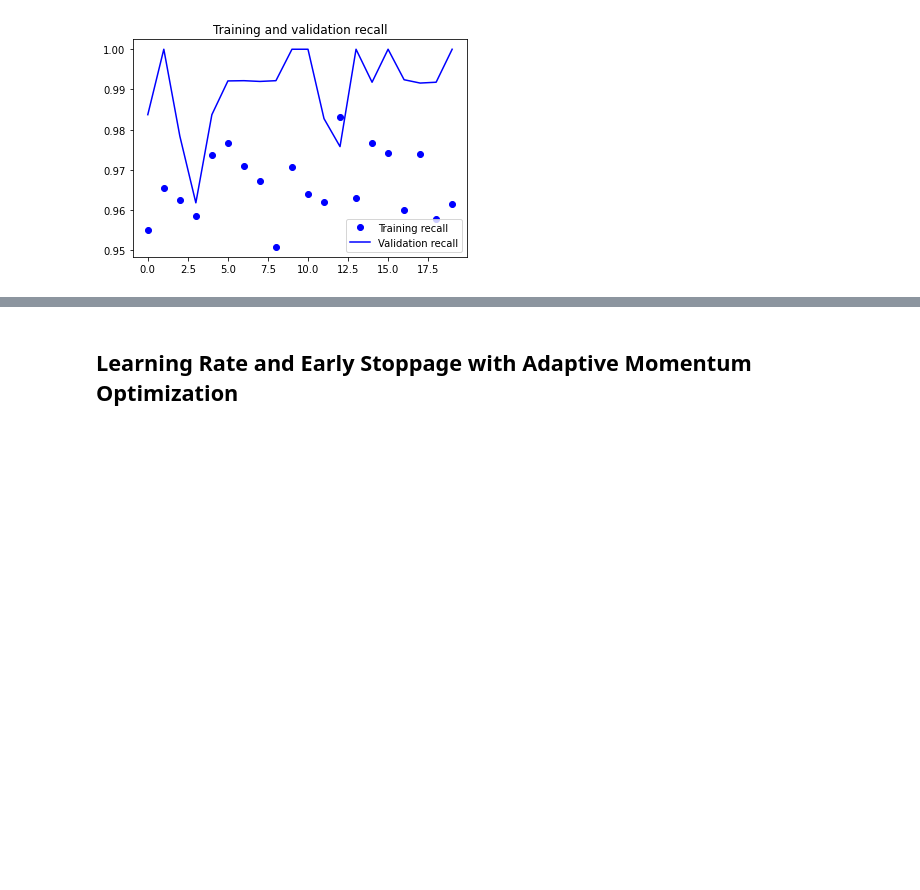
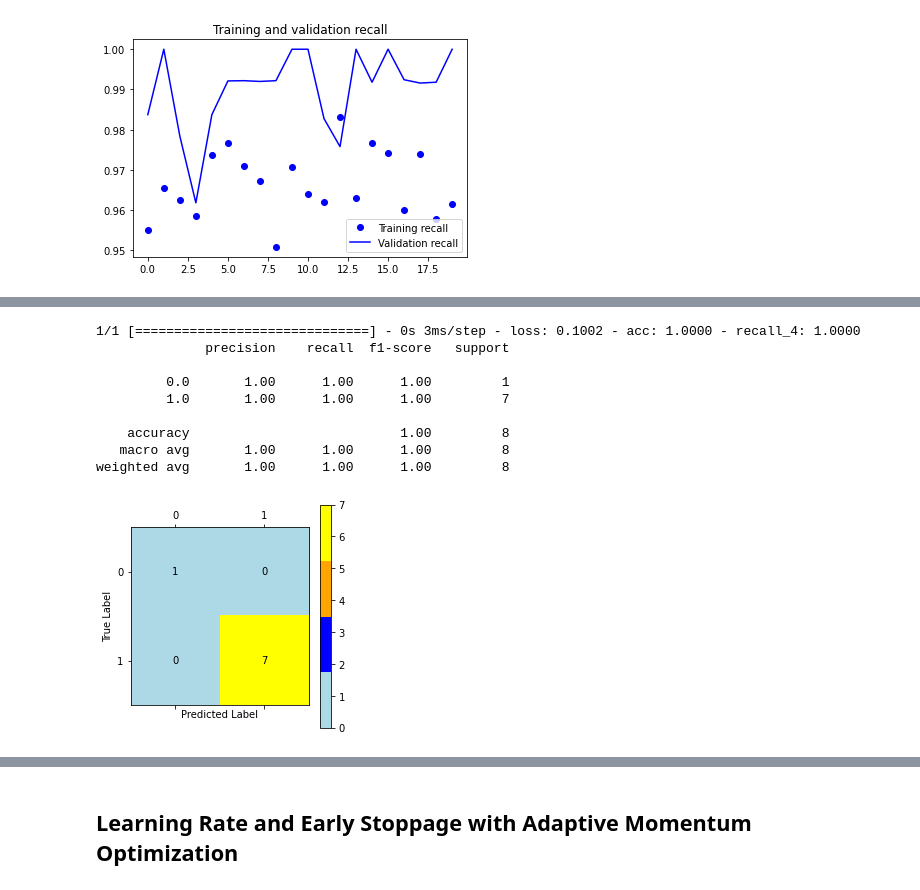
Before and after one commit to Zeth-Abney/Flatiron-school, a Jupyter notebook: phase-4/PROJECT-2/modeling.ipynb, the cells around one changed output, grey strips where cells are left out. Drawn from its saved outputs; the diff is of its cells as text; code cells hidden in the pictures; blank space fills up the shorter version.

Commit message:
proof reading and editing modeling notebook markdown and README

```diff
--- a/phase-4/PROJECT-2/modeling.ipynb
+++ b/phase-4/PROJECT-2/modeling.ipynb
@@ -457,10 +469,10 @@ The optimizers being test are:
 - Adaptive Delta (Adadelta)
 # %%
-SGD_L2_model.compile(optimizer='SGD',
+L2_model.compile(optimizer='SGD',
               loss='binary_crossentropy',
               metrics=['acc',Recall()])
 
-SGD_model_results = SGD_L2_model.fit(train_data_generator,
+SGD_model_results = L2_model.fit(train_data_generator,
                                         steps_per_epoch=25,
                                         epochs=5,
                                         validation_data=test_data_generator,
@@ -468,2 +491,15 @@ SGD_model_results = SGD_L2_model.fit(train_data_generator,
+# %%
+evaluate_model_performance(L2_model,test_data_generator)
+# %% [output]
+1/1 [==============================] - 0s 3ms/step - loss: 0.1002 - acc: 1.0000 - recall_4: 1.0000
+              precision    recall  f1-score   support
+
+         0.0       1.00      1.00      1.00         1
+         1.0       1.00      1.00      1.00         7
+
+    accuracy                           1.00         8
+   macro avg       1.00      1.00      1.00         8
+weighted avg       1.00      1.00      1.00         8
+[figure, added]
 # %%
 visualize_training(SGD_model_results,"_4")
```
Also changed, not shown: parts of 39 cells of this notebook, 1 other file.
